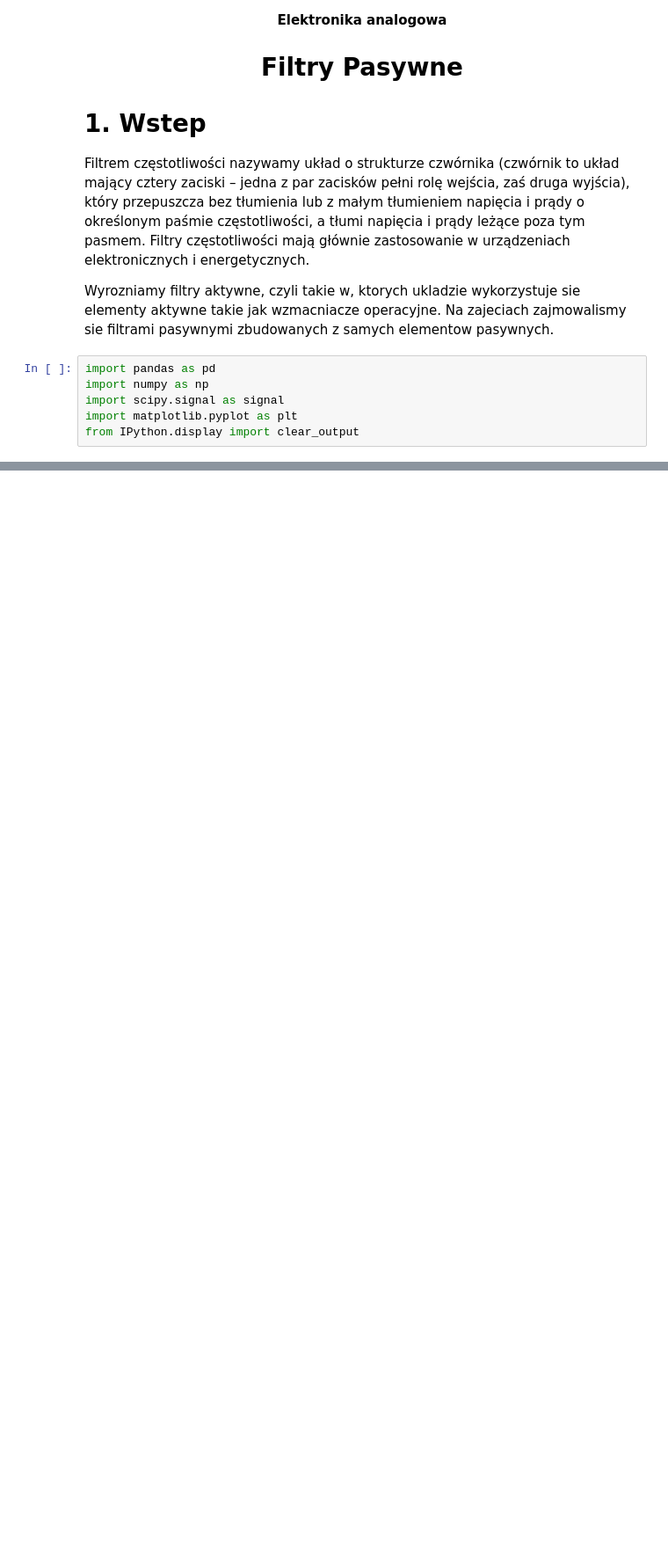
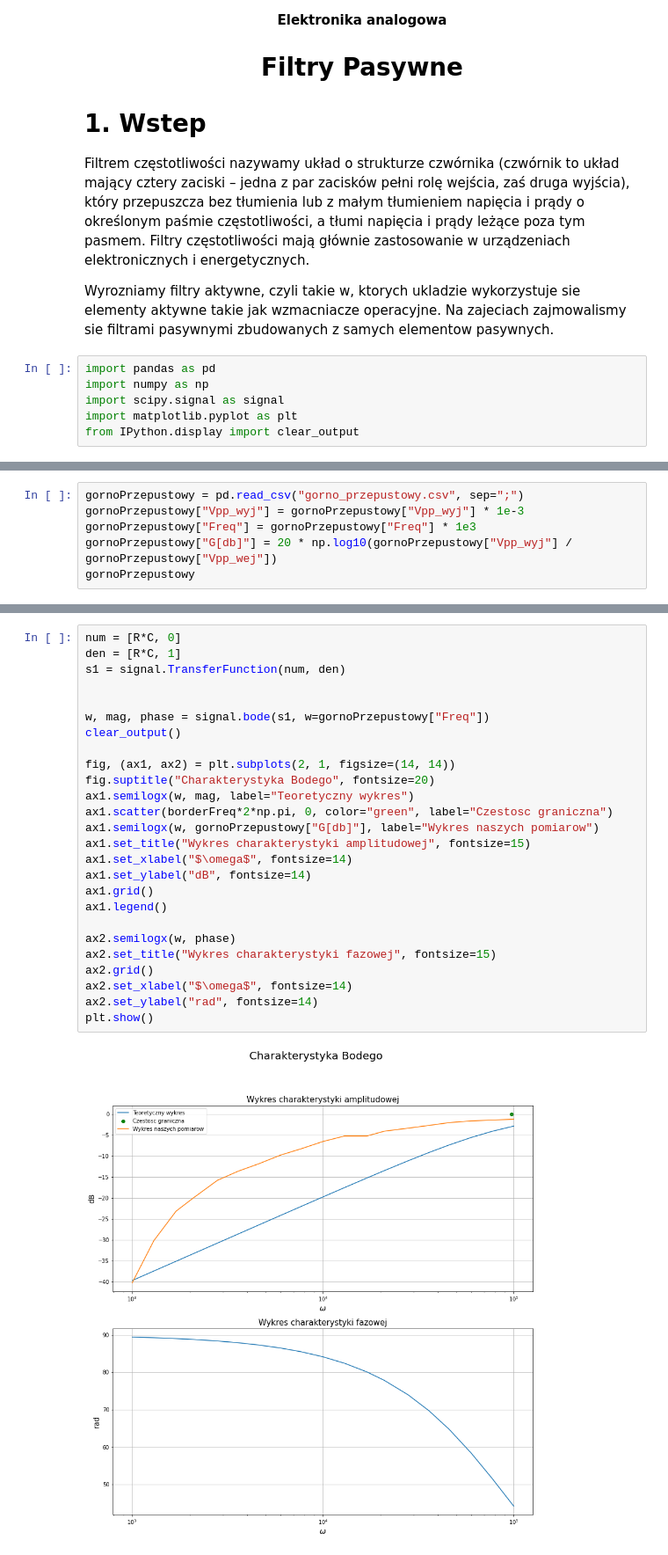
Before and after one commit to djmmatracki/Electronics, a Jupyter notebook: Lab2/main.ipynb, the cells around one changed output, grey strips where cells are left out. Shown: that part at 88% size. Drawn from its saved outputs; the diff is of its cells as text; blank space fills up the shorter version.

```diff
--- a/Lab2/main.ipynb
+++ b/Lab2/main.ipynb
@@ -99,0 +109,6 @@ plt.show()
+# %%
+gornoPrzepustowy = pd.read_csv("gorno_przepustowy.csv", sep=";")
+gornoPrzepustowy["Vpp_wyj"] = gornoPrzepustowy["Vpp_wyj"] * 1e-3
+gornoPrzepustowy["Freq"] = gornoPrzepustowy["Freq"] * 1e3
+gornoPrzepustowy["G[db]"] = 20 * np.log10(gornoPrzepustowy["Vpp_wyj"] / gornoPrzepustowy["Vpp_wej"])
+gornoPrzepustowy
@@ -99,0 +133,28 @@ plt.show()
+# %%
+num = [R*C, 0]
+den = [R*C, 1]
+s1 = signal.TransferFunction(num, den)
+
+
+w, mag, phase = signal.bode(s1, w=gornoPrzepustowy["Freq"])
+clear_output()
+
+fig, (ax1, ax2) = plt.subplots(2, 1, figsize=(14, 14))
+fig.suptitle("Charakterystyka Bodego", fontsize=20)
+ax1.semilogx(w, mag, label="Teoretyczny wykres")
+ax1.scatter(borderFreq*2*np.pi, 0, color="green", label="Czestosc graniczna")
+ax1.semilogx(w, gornoPrzepustowy["G[db]"], label="Wykres naszych pomiarow")
+ax1.set_title("Wykres charakterystyki amplitudowej", fontsize=15)
+ax1.set_xlabel("$\omega$", fontsize=14)
+ax1.set_ylabel("dB", fontsize=14)
+ax1.grid()
+ax1.legend()
+
+ax2.semilogx(w, phase)
+ax2.set_title("Wykres charakterystyki fazowej", fontsize=15)
+ax2.grid()
+ax2.set_xlabel("$\omega$", fontsize=14)
+ax2.set_ylabel("rad", fontsize=14)
+plt.show()
+# %% [output]
+[figure, added]
```
Also changed, not shown: parts of 8 cells of this notebook, 4 other files.
